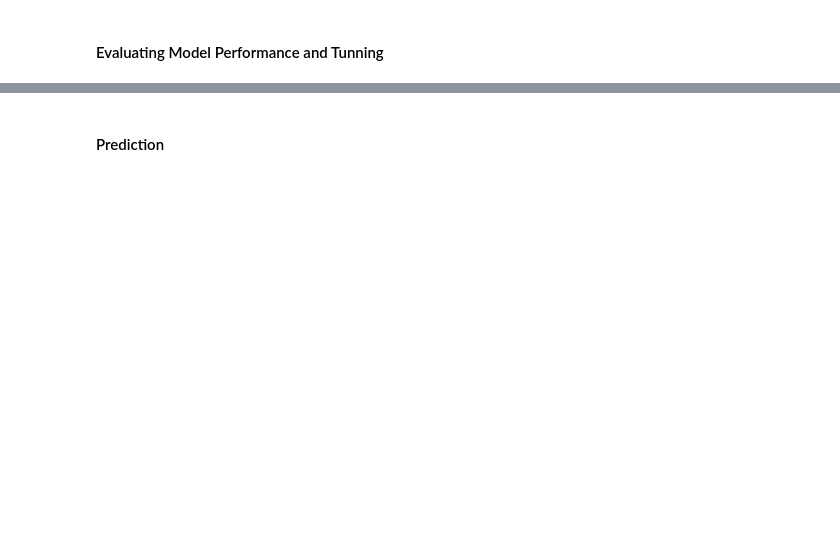
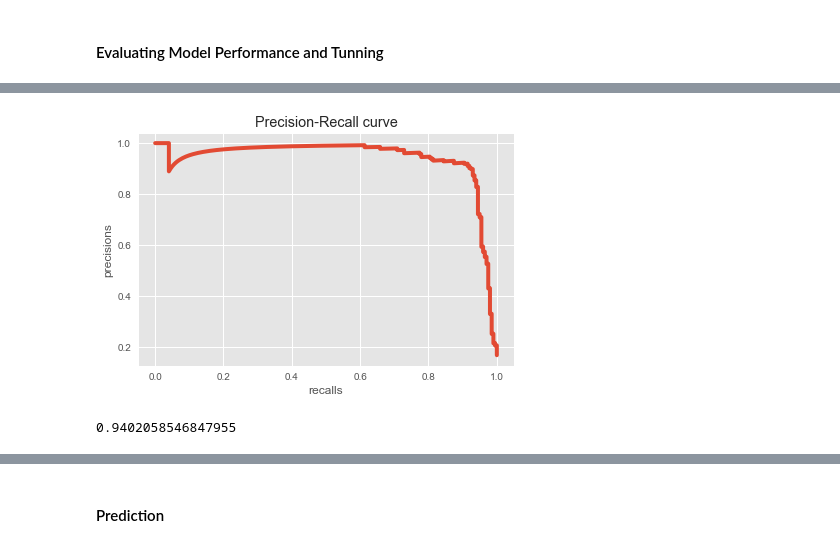
Before and after one commit to Furkan-Coskun/Project, a Jupyter notebook: Churn_Prediction_Student_Notebook_V2.ipynb, the cells around one changed output, grey strips where cells are left out. Saved outputs shown, nothing was run; the diff lists cells and outputs as text; code cells hidden in the pictures; blank space fills up the shorter version.

```diff
--- a/Churn_Prediction_Student_Notebook_V2.ipynb
+++ b/Churn_Prediction_Student_Notebook_V2.ipynb
@@ -905,0 +937,2 @@ X_train, X_test, y_train, y_test = train_test_split(X, y, test_size=0.3, random_
+# %%
+scaler = MinMaxScaler()
@@ -907,0 +1089,4 @@ X_train, X_test, y_train, y_test = train_test_split(X, y, test_size=0.3, random_
+# %%
+study = optuna.create_study(direction="maximize")
+study.optimize(objective, n_trials=25)
+study.best_params
@@ -907,0 +1114,25 @@ X_train, X_test, y_train, y_test = train_test_split(X, y, test_size=0.3, random_
+# %%
+# build model with optuna parameters
+unit1, unit2, optimizer, lr, w0, w1 = (study.best_params['n_units1'],
+                               study.best_params['n_units2'],
+                               study.best_params['optimizer'],
+                               study.best_params['learning_rate'],
+                               study.best_params['w0'],
+                               study.best_params['w1'] )
+tf.random.set_seed(42)
+model = Sequential()
+model.add(Dense(unit1, activation="relu"))
+model.add(Dense(unit2, activation="relu"))
+model.add(Dense(1, activation="sigmoid"))
+opt = optimizer(lr=lr)
+model.compile(optimizer=opt, loss="binary_crossentropy", metrics=["Recall"])
+
+# train model
+model.fit(X_train,
+          y_train,
+          validation_split=.1,
+          batch_size=256,
+          epochs=200,
+          callbacks=[early_stop],
+          class_weight={0: w0, 1: w1},
+          verbose=1)
@@ -907,0 +1175,9 @@ X_train, X_test, y_train, y_test = train_test_split(X, y, test_size=0.3, random_
+# %%
+y_pred_proba = model.predict(X_test)
+precisions, recalls, thresholds = precision_recall_curve(y_test, y_pred_proba)
+plt.plot(recalls, precisions, label='ANN')
+plt.xlabel('recalls')
+plt.ylabel('precisions')
+plt.title('Precision-Recall curve')
+plt.show()
+# %% [output]
@@ -907,0 +1185,6 @@ X_train, X_test, y_train, y_test = train_test_split(X, y, test_size=0.3, random_
+[figure, added]
+# %%
+optuna_pre_score = average_precision_score(y_test, y_pred_proba)
+optuna_pre_score
+# %% [output]
+0.9402058546847955
```
Also changed, not shown: parts of 65 cells of this notebook.
